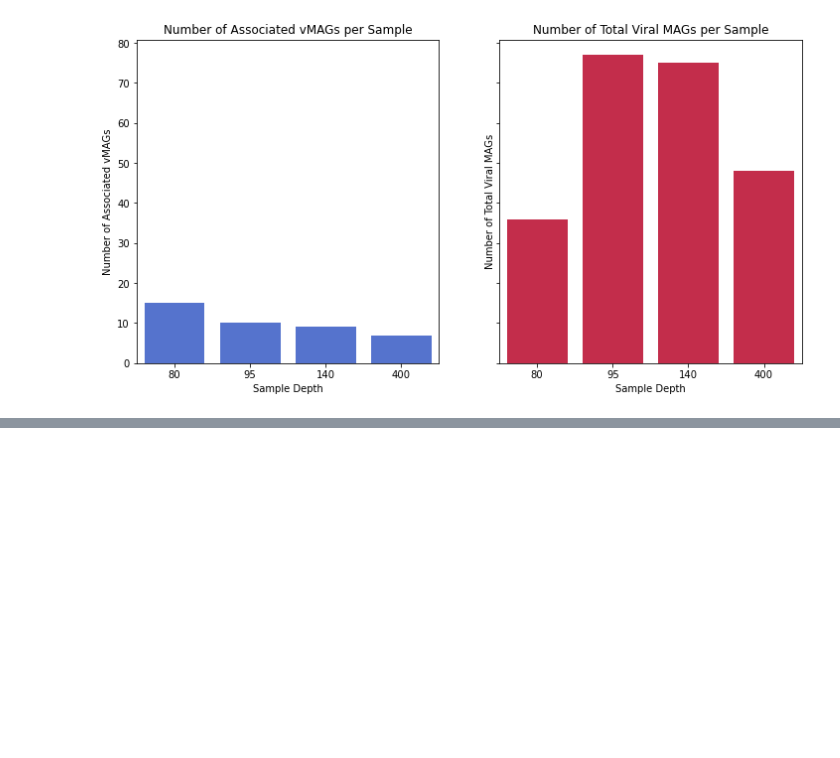
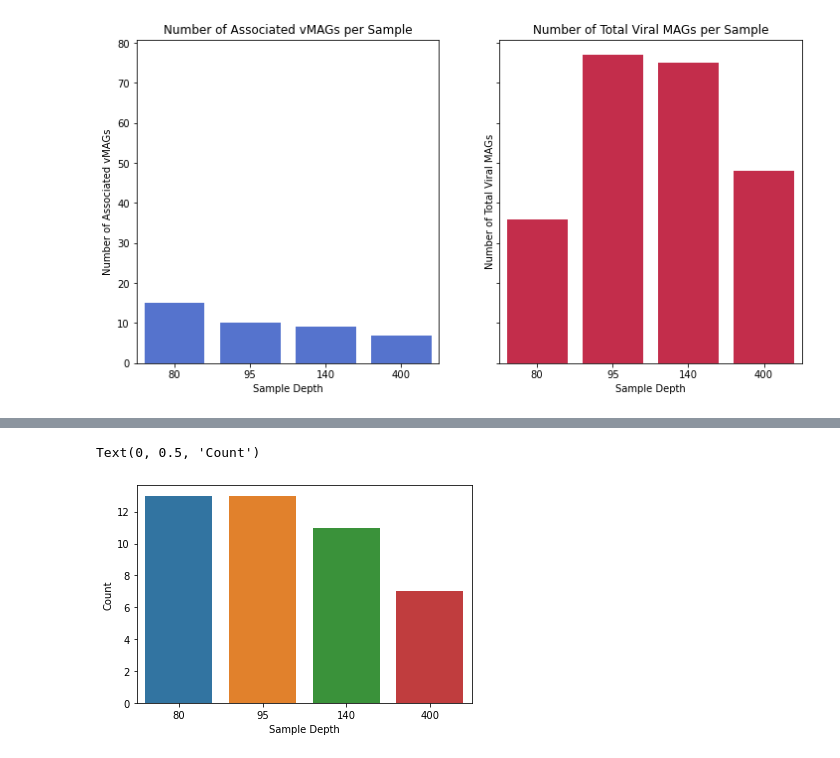
Before and after one commit to mdherring/OMZ_MH_Analysis, a Jupyter notebook: 02_host_virus_assoc_summary.ipynb, the cells around one changed output, grey strips where cells are left out. Cells and saved outputs as stored; diff of their text form; code cells hidden in the pictures; blank space fills up the shorter version.

```diff
--- a/02_host_virus_assoc_summary.ipynb
+++ b/02_host_virus_assoc_summary.ipynb
@@ -24,6 +24,8 @@ jv119_viral_mag = pd.read_csv("~/Documents/Bigelow/Virus_Project/OMZ_MH_Analysis
 jv121_viral_mag = pd.read_csv("~/Documents/Bigelow/Virus_Project/OMZ_MH_Analysis/Data/proximeta_viral_files/jv-121_874818_Viral_Files/viral_MAGs/viral_mags_summary.tsv", sep = '\t')
 jv132_viral_mag = pd.read_csv("~/Documents/Bigelow/Virus_Project/OMZ_MH_Analysis/Data/proximeta_viral_files/jv-132_874826_Viral_Files/viral_MAGs/viral_mags_summary.tsv", sep = '\t')
 jv154_viral_mag = pd.read_csv("~/Documents/Bigelow/Virus_Project/OMZ_MH_Analysis/Data/proximeta_viral_files/jv-154_874822_Viral_Files/viral_MAGs/viral_mags_summary.tsv", sep = '\t')
+
+sags = pd.read_csv("~/Documents/Bigelow/Virus_Project/OMZ_MH_Analysis/Data/sag_data/MPvsag_info_230818.csv")
 # %% [markdown]
 ## How many MAGs are connected to viral contigs/vMAGs?
 # %% [markdown]
@@ -354,0 +354,12 @@ plt.legend(title='')
+# %%
+sags_count = pd.DataFrame(sags['depth'].value_counts())
+sags_count.rename(columns={'depth': 'count'}, inplace=True)
+sample_depth = [80,95,140,400]
+sags_count['sample_depth'] = sample_depth
+
+sns.barplot(x="sample_depth", y="count", data=sags_count)
+plt.xlabel('Sample Depth')
+plt.ylabel('Count')
+# %% [output]
+Text(0, 0.5, 'Count')
+[figure, added]
```
Also changed, not shown: parts of 2 cells of this notebook.
